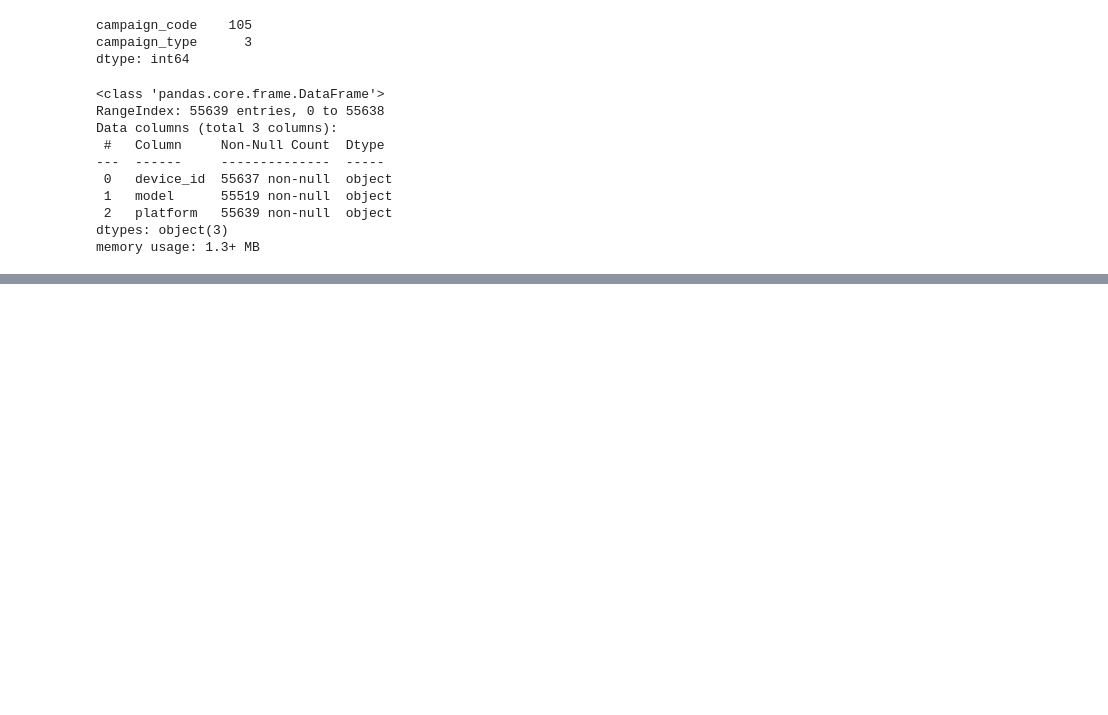
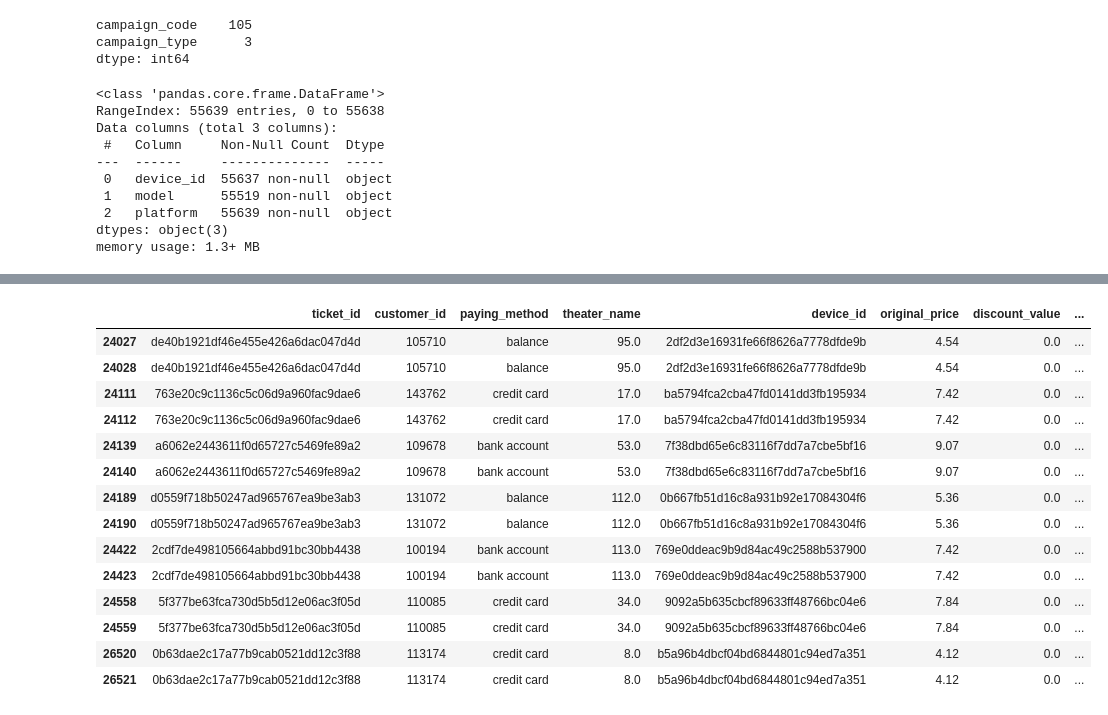
Before and after one commit to DucD0610/HOYTS-Cinema-Ticket-Sales-Analysis, a Jupyter notebook: Capstone project/captone project.ipynb, the cells around one changed output, grey strips where cells are left out. Saved outputs shown, nothing was run; the diff lists cells and outputs as text; code cells hidden in the pictures; blank space fills up the shorter version.

```diff
--- a/Capstone project/captone project.ipynb
+++ b/Capstone project/captone project.ipynb
@@ -142,0 +259,21 @@ calc_null_rate(df_device)
+# %%
+#check duplicate
+df_dup = df_ticket[df_ticket.duplicated(keep=False)]
+
+df_dup
+# %% [output]
+|  | ticket_id | customer_id | paying_method | theater_name | device_id | original_price | discount_value | ... |
+| 24027 | de40b1921df46e455e426a6dac047d4d | 105710 | balance | 95.0 | 2df2d3e16931fe66f8626a7778dfde9b | 4.54 | 0.0 | ... |
+| 24028 | de40b1921df46e455e426a6dac047d4d | 105710 | balance | 95.0 | 2df2d3e16931fe66f8626a7778dfde9b | 4.54 | 0.0 | ... |
+| 24111 | 763e20c9c1136c5c06d9a960fac9dae6 | 143762 | credit card | 17.0 | ba5794fca2cba47fd0141dd3fb195934 | 7.42 | 0.0 | ... |
+| 24112 | 763e20c9c1136c5c06d9a960fac9dae6 | 143762 | credit card | 17.0 | ba5794fca2cba47fd0141dd3fb195934 | 7.42 | 0.0 | ... |
+| 24139 | a6062e2443611f0d65727c5469fe89a2 | 109678 | bank account | 53.0 | 7f38dbd65e6c83116f7dd7a7cbe5bf16 | 9.07 | 0.0 | ... |
+| 24140 | a6062e2443611f0d65727c5469fe89a2 | 109678 | bank account | 53.0 | 7f38dbd65e6c83116f7dd7a7cbe5bf16 | 9.07 | 0.0 | ... |
+| 24189 | d0559f718b50247ad965767ea9be3ab3 | 131072 | balance | 112.0 | 0b667fb51d16c8a931b92e17084304f6 | 5.36 | 0.0 | ... |
+| 24190 | d0559f718b50247ad965767ea9be3ab3 | 131072 | balance | 112.0 | 0b667fb51d16c8a931b92e17084304f6 | 5.36 | 0.0 | ... |
+| 24422 | 2cdf7de498105664abbd91bc30bb4438 | 100194 | bank account | 113.0 | 769e0ddeac9b9d84ac49c2588b537900 | 7.42 | 0.0 | ... |
+| 24423 | 2cdf7de498105664abbd91bc30bb4438 | 100194 | bank account | 113.0 | 769e0ddeac9b9d84ac49c2588b537900 | 7.42 | 0.0 | ... |
+| 24558 | 5f377be63fca730d5b5d12e06ac3f05d | 110085 | credit card | 34.0 | 9092a5b635cbcf89633ff48766bc04e6 | 7.84 | 0.0 | ... |
+| 24559 | 5f377be63fca730d5b5d12e06ac3f05d | 110085 | credit card | 34.0 | 9092a5b635cbcf89633ff48766bc04e6 | 7.84 | 0.0 | ... |
+| 26520 | 0b63dae2c17a77b9cab0521dd12c3f88 | 113174 | credit card | 8.0 | b5a96b4dbcf04bd6844801c94ed7a351 | 4.12 | 0.0 | ... |
+| 26521 | 0b63dae2c17a77b9cab0521dd12c3f88 | 113174 | credit card | 8.0 | b5a96b4dbcf04bd6844801c94ed7a351 | 4.12 | 0.0 | ... |
```
Also changed, not shown: parts of 13 cells of this notebook.
